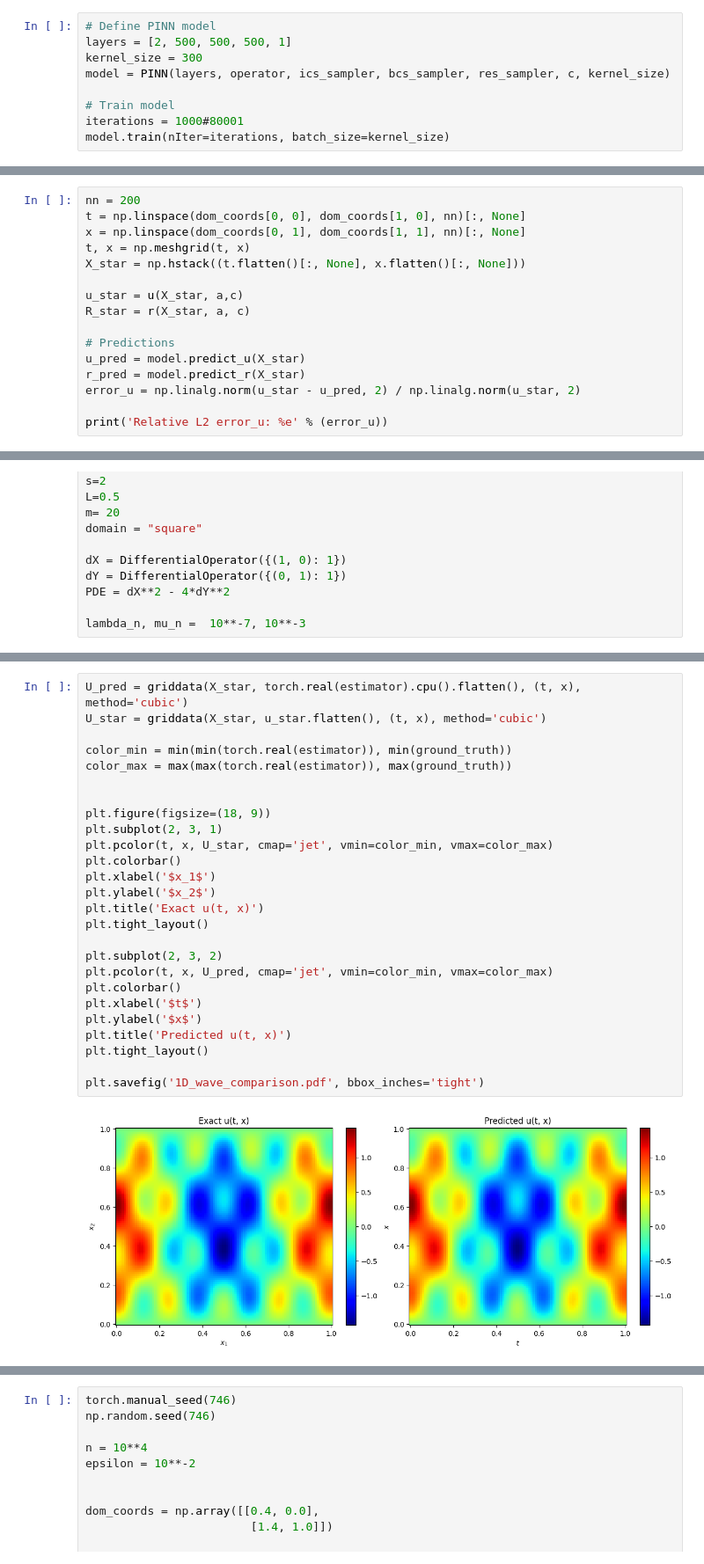
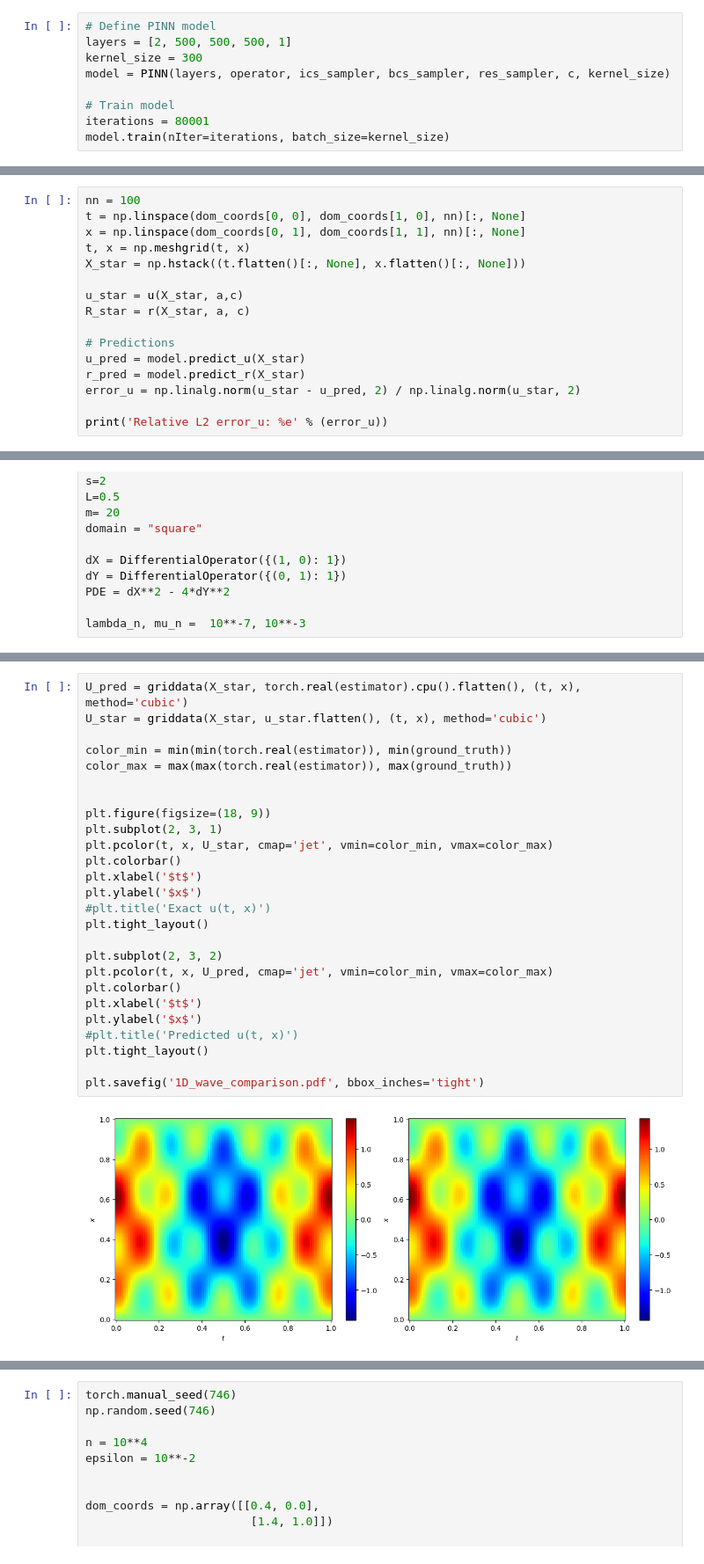
Before and after one commit to NathanDoumeche/numerical_PIML_kernel, a Jupyter notebook: 3-PIKs_experiment_Wave_equation.ipynb, the cells around one changed output, grey strips where cells are left out. Shown at 88% size. Saved outputs shown, nothing was run; the diff lists cells and outputs as text.

Commit message:
Update figures

```diff
--- a/3-PIKs_experiment_Wave_equation.ipynb
+++ b/3-PIKs_experiment_Wave_equation.ipynb
@@ -341,5 +345,5 @@ kernel_size = 300
 model = PINN(layers, operator, ics_sampler, bcs_sampler, res_sampler, c, kernel_size)
 
 # Train model
-iterations = 1000#80001
+iterations = 80001
 model.train(nIter=iterations, batch_size=kernel_size)
@@ -363,7 +387,7 @@ plt.show()
 # %% [markdown]
 **Model Prediction**
 # %%
-nn = 200
+nn = 100
 t = np.linspace(dom_coords[0, 0], dom_coords[1, 0], nn)[:, None]
 x = np.linspace(dom_coords[0, 1], dom_coords[1, 1], nn)[:, None]
 t, x = np.meshgrid(t, x)
@@ -732,28 +779,28 @@ STD: 8.193420e-06
 # %%
 U_pred = griddata(X_star, torch.real(estimator).cpu().flatten(), (t, x), method='cubic')
 U_star = griddata(X_star, u_star.flatten(), (t, x), method='cubic')
 
 color_min = min(min(torch.real(estimator)), min(ground_truth))
 color_max = max(max(torch.real(estimator)), max(ground_truth))
 
 
 plt.figure(figsize=(18, 9))
 plt.subplot(2, 3, 1)
 plt.pcolor(t, x, U_star, cmap='jet', vmin=color_min, vmax=color_max)
 plt.colorbar()
-plt.xlabel('$x_1$')
-plt.ylabel('$x_2$')
-plt.title('Exact u(t, x)')
+plt.xlabel('$t$')
+plt.ylabel('$x$')
+#plt.title('Exact u(t, x)')
 plt.tight_layout()
 
 plt.subplot(2, 3, 2)
 plt.pcolor(t, x, U_pred, cmap='jet', vmin=color_min, vmax=color_max)
 plt.colorbar()
 plt.xlabel('$t$')
 plt.ylabel('$x$')
-plt.title('Predicted u(t, x)')
+#plt.title('Predicted u(t, x)')
 plt.tight_layout()
 
 plt.savefig('1D_wave_comparison.pdf', bbox_inches='tight')
 # %% [output]
-[figure, old version]
+[figure, new version]
```
Also changed, not shown: parts of 17 cells of this notebook.
